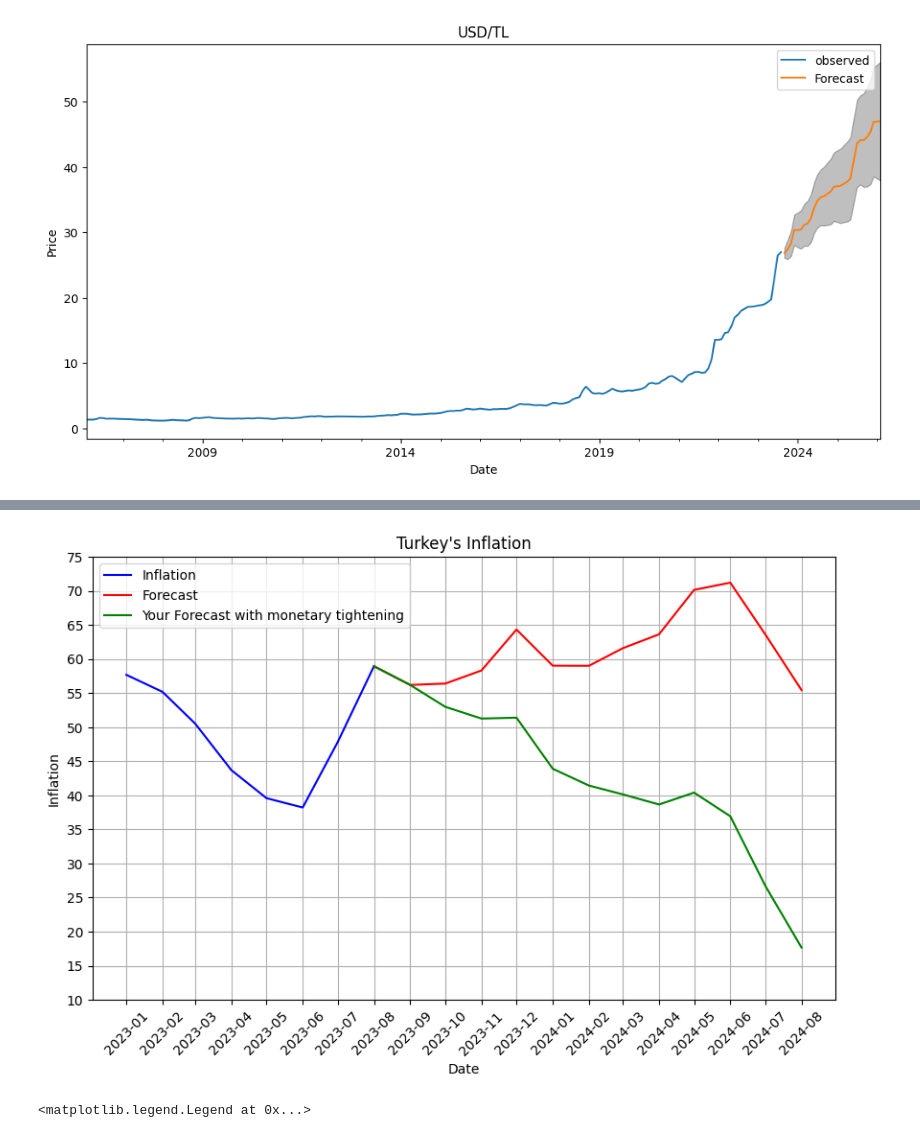
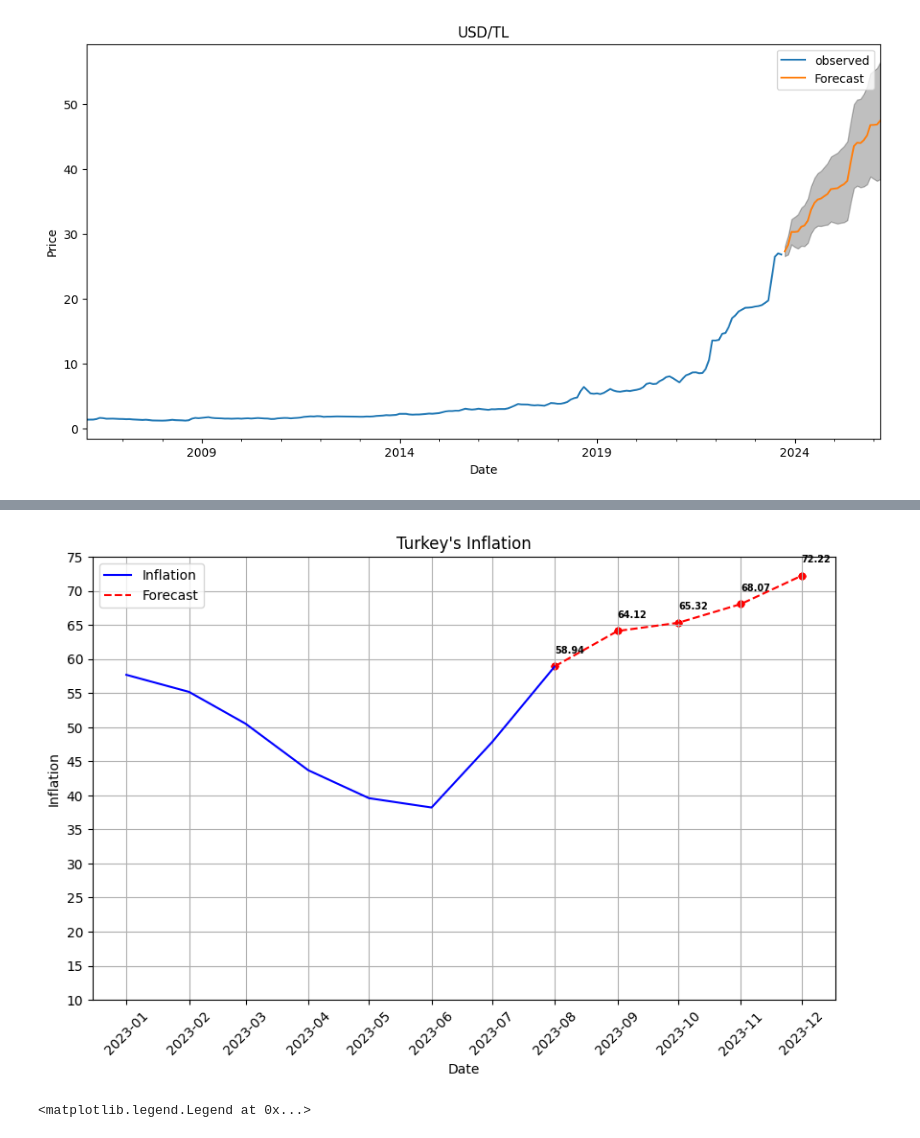
Before and after one commit to kaboya19/InflationForecast, a Jupyter notebook: InflationForecast.ipynb, the cells around one changed output, grey strips where cells are left out. Saved outputs shown, nothing was run; the diff lists cells and outputs as text; code cells hidden in the pictures.

```diff
--- a/InflationForecast.ipynb
+++ b/InflationForecast.ipynb
@@ -317,5 +316,5 @@ kredi
 # %%
-dates=pd.date_range('2006-02-01','2023-09-01' , freq='1M')-pd.offsets.MonthBegin(1)
+dates=pd.date_range('2006-02-01','2023-10-01' , freq='1M')-pd.offsets.MonthBegin(1)
 kredi=pd.DataFrame(kredi)
 kredi.columns=["Tarih","Kredi"]
 kredi["Kredi"]=kredi["Kredi"]/1e+08
@@ -361,7 +360,6 @@ df3
 pfaiz=evds.get_data(["TP.APIFON4"],startdate="01-02-2006",enddate=date.today().strftime("%d-%m-%Y"),frequency=5)
 pfaiz.iloc[:59,1]=5
 pfaiz.iloc[210,1]=25
-pfaiz=pfaiz.head(211)
 pfaiz
 # %% [output]
 |  | Tarih | TP_APIFON4 |
@@ -380,5 +378,5 @@ pfaiz
 # %%
-dates=pd.date_range('2006-02-01','2023-09-01' , freq='1M')-pd.offsets.MonthBegin(1)
+dates=pd.date_range('2006-02-01','2023-10-01' , freq='1M')-pd.offsets.MonthBegin(1)
 pfaiz=pd.DataFrame(pfaiz)
 pfaiz.columns=["Tarih","Politika Faizi"]
 pfaiz["TIME"]=dates
@@ -1092,43 +1090,55 @@ dfas2['yillik_enflasyon_orani'] = ((dfas2['CPI'] / dfas2['onceki_yil_tufe']) - 1
 # NaN değerleri (ilk 12 ay) veriden çıkarın
 dff.dropna(inplace=True)
 dfas2.dropna(inplace=True)
-# %%
-dfas2=dfas2.head(228)
 # %%
 dates=pd.date_range('2008-02-01','2026-02-01' , freq='1M')-pd.offsets.MonthBegin(1)
 
 
 
 
 
 
 # Grafik çizdirelim
 plt.figure(figsize=(10, 6))
 plt.plot(dff.iloc[191:199]["yillik_enflasyon_orani"], label='Inflation', color='blue')
-plt.plot(dff.iloc[198:211]["yillik_enflasyon_orani"],label='Forecast', color='red')
-
-
-plt.plot(dfas2.iloc[198:211]["yillik_enflasyon_orani"],label='Your Forecast with monetary tightening', color='green')
+#plt.plot(dfas2.iloc[198:202]["yillik_enflasyon_orani"],label='Your Forecast with monetary tightening', color='green')
+plt.plot(dff.iloc[198:203]["yillik_enflasyon_orani"],'--',label='Forecast', color='red')
 
 
 plt.xlabel('Date')
 plt.ylabel('Inflation')
-plt.xticks(dff.iloc[191:211].index, dff.iloc[191:211].index.strftime('%Y-%m'), rotation=45)
-y_max = int(max(dff["yillik_enflasyon_orani"].iloc[191:211]))
+plt.xticks(dff.iloc[191:203].index, dff.iloc[191:203].index.strftime('%Y-%m'), rotation=45)
+y_max = int(max(dff["yillik_enflasyon_orani"].iloc[191:203]))
 y_min = 10
 y_interval = 0.5
 y_ticks = [y_min]
 while y_ticks[-1] < y_max:
     y_ticks.append(y_ticks[-1] + 5)
+
+son_dort_veri=dff["yillik_enflasyon_orani"].iloc[198:203]
+son_dort_veri2=dfas2["yillik_enflasyon_orani"].iloc[198:203]
+
+# Y ekseni etiketlerini ayarlama
+for i, v in enumerate(son_dort_veri):
+    plt.annotate(f'{v:.2f}', (son_dort_veri.index[i], v), xytext=(0, 10), textcoords='offset points', fontsize=7,
+                 color='black', fontweight='bold')
+    plt.scatter(son_dort_veri.index,son_dort_veri,color='red',s=20)
+
+#for i, v in enumerate(son_dort_veri2.iloc[1:]):
+    #plt.annotate(f'{v:.2f}', (son_dort_veri2.iloc[1:].index[i], v), xytext=(0, -10), textcoords='offset points', fontsize=7,
+                 #color='black', fontweight='bold')
+    #plt.scatter(son_dort_veri2.iloc[1:].index,son_dort_veri2.iloc[1:],color='green',s=20)
+
+
 
 # Y ekseni etiketlerini ayarlama
 plt.yticks(y_ticks)
 plt.title("Turkey's Inflation")
 plt.legend()
 plt.grid(True)
 plt.show()
 # %% [output]
-[figure, old version]
+[figure, new version]
 # %%
 res6=[]
 for i in range(-211,0):
```
Also changed, not shown: parts of 41 cells of this notebook.
